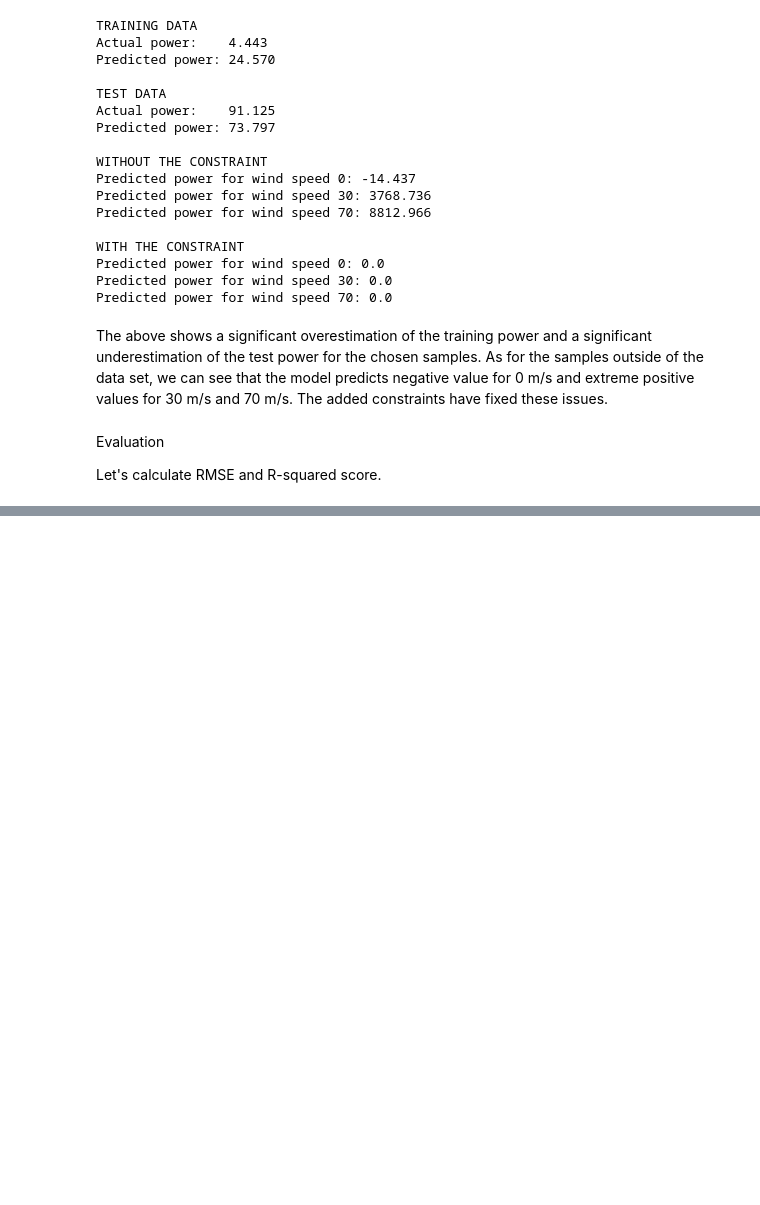
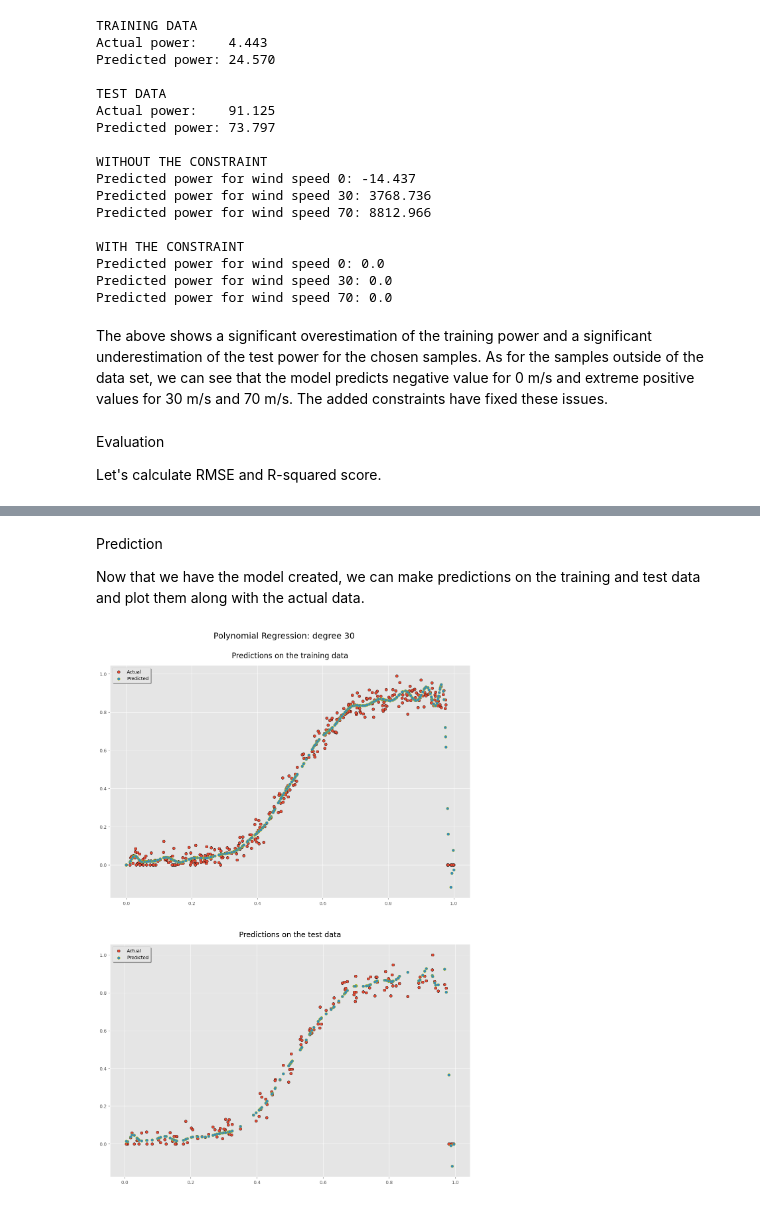
Before and after one commit to keithmmc/windpower, a Jupyter notebook: wind.ipynb, the cells around one changed output, grey strips where cells are left out. Cells and saved outputs as stored; diff of their text form; code cells hidden in the pictures; blank space fills up the shorter version.

```diff
--- a/wind.ipynb
+++ b/wind.ipynb
@@ -408,0 +451,16 @@ Let's calculate RMSE and R-squared score.
+# %%
+degrees = []
+
+for degree in range(1,35): # Higher degree gives a warning of a unproper fit.
+    pol = poly.fit(speed_train, power_train, degree)
+    y_test_polynomial = pol(speed_test)
+    # Append score.
+    degrees.append((degree, r_2(power_test,y_test_polynomial), rmse(power_test,y_test_polynomial)))
+
+# Sort scores in the reverse order by the score.
+degrees.sort(key=lambda x:float(x[1]), reverse=True)
+
+# Return only the first 5 results.
+for j in degrees[:5]:
+    # Print results.
+    print(f'{j}')
@@ -408,0 +475,4 @@ Let's calculate RMSE and R-squared score.
+# %%
+n = 30
+polynomial = poly.fit(speed_train, power_train, n)
+polynomial
@@ -408,0 +481,11 @@ Let's calculate RMSE and R-squared score.
+# %% [markdown]
+Prediction
+
+Now that we have the model created, we can make predictions on the training and test data and plot them along with the actual data.
+# %%
+y_train_poly = polynomial(speed_train)
+y_test_poly = polynomial(speed_test)
+# %%
+plot(y_train_poly, y_test_poly, f"Polynomial Regression: degree {n}")
+# %% [output]
+[figure, added]
```
Also changed, not shown: parts of 22 cells of this notebook.
